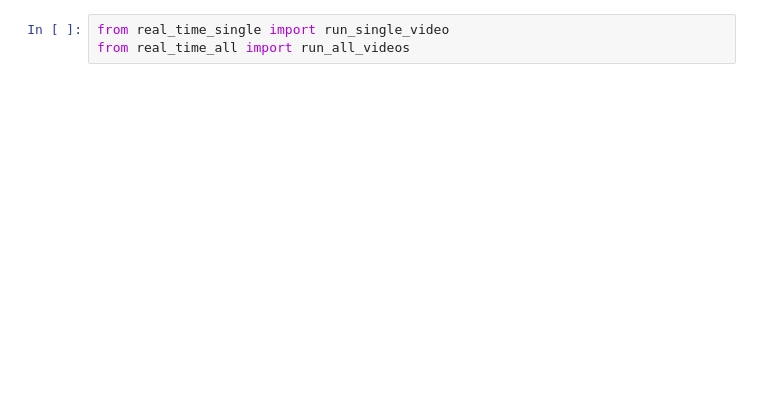
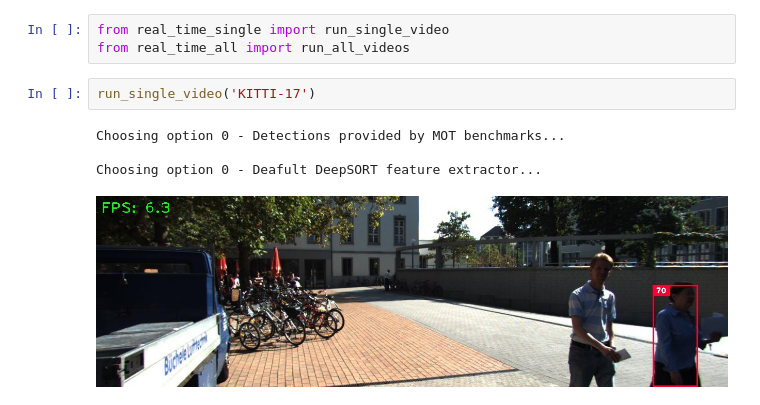
Before and after one commit to 471VE/Surveillance-System-Prototype-Project, a Jupyter notebook: demo.ipynb, the cells around one changed output. Cells and saved outputs as stored; diff of their text form; blank space fills up the shorter version.

```diff
--- a/demo.ipynb
+++ b/demo.ipynb
@@ -1,6 +1,13 @@
 # %%
 from real_time_single import run_single_video
 from real_time_all import run_all_videos
+# %%
+run_single_video('KITTI-17')
+# %% [output]
+Choosing option 0 - Detections provided by MOT benchmarks...
+
+Choosing option 0 - Deafult DeepSORT feature extractor...
+[figure, added]
 # %%
 run_all_videos(display='False')
 # %% [output]
```
Also changed, not shown: parts of 1 cell of this notebook, 5 other files.
